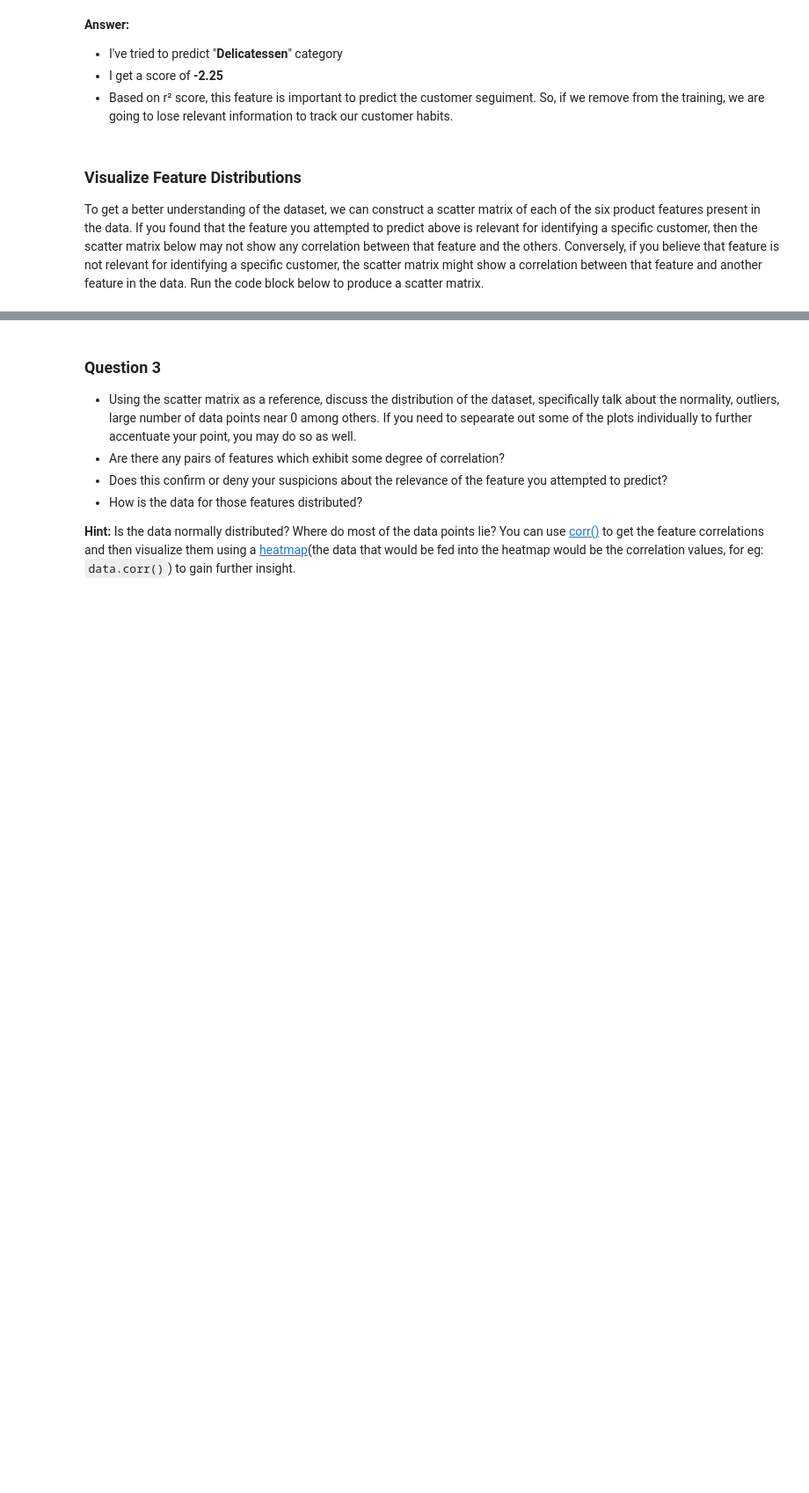
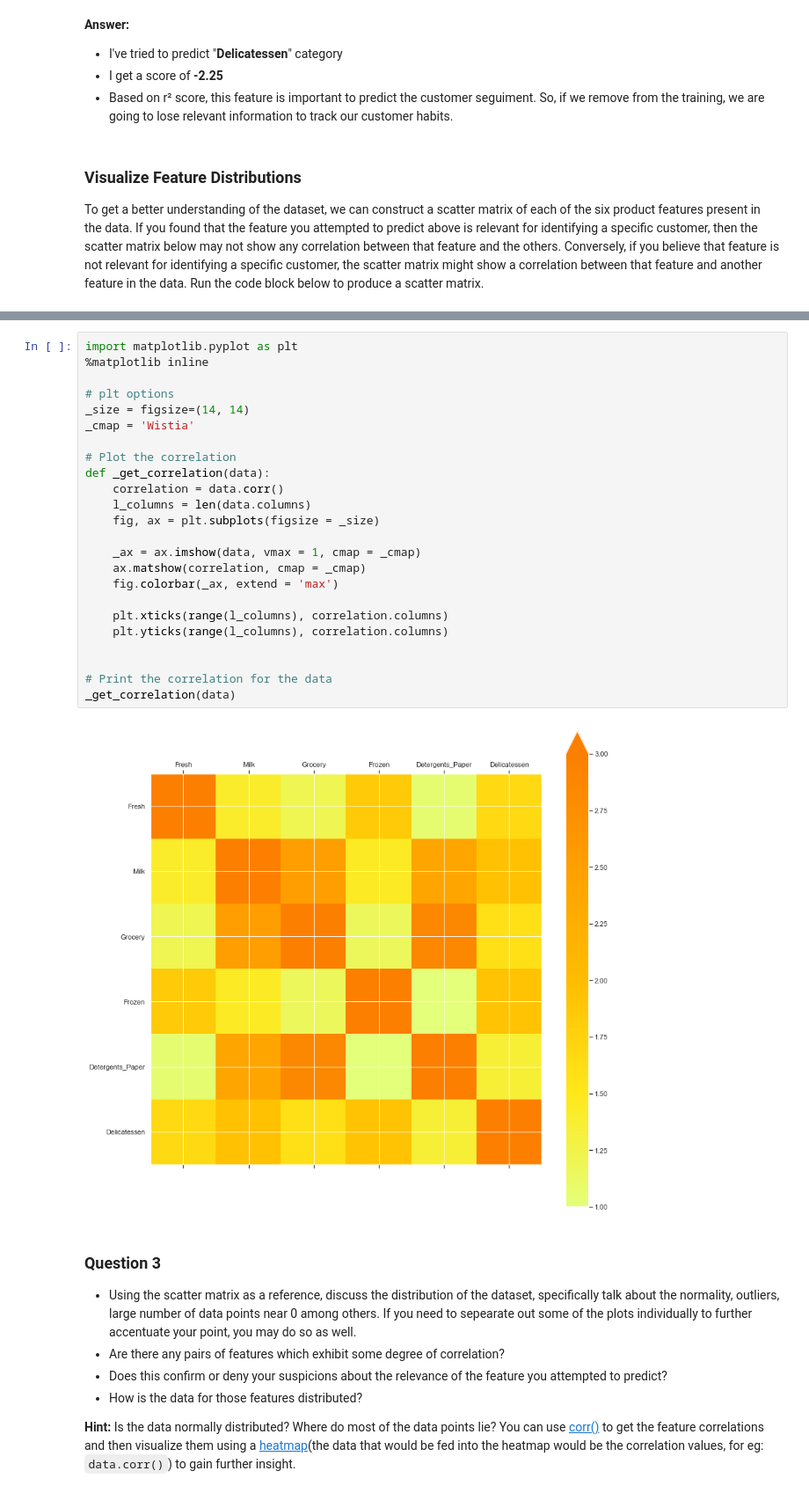
Before and after one commit to brunowdev/customer-segments, a Jupyter notebook: customer_segments.ipynb, the cells around one changed output, grey strips where cells are left out. Shown: that part at 88% size. Cells and saved outputs as stored; diff of their text form; blank space fills up the shorter version.

Commit message:
plot the correlation

```diff
--- a/customer_segments.ipynb
+++ b/customer_segments.ipynb
@@ -147,3 +149,29 @@ pd.scatter_matrix(data, alpha = 0.3, figsize = (14,8), diagonal = 'kde');
+# %%
+import matplotlib.pyplot as plt
+%matplotlib inline
+
+# plt options
+_size = figsize=(14, 14)
+_cmap = 'Wistia'
+
+# Plot the correlation
+def _get_correlation(data):
+    correlation = data.corr()
+    l_columns = len(data.columns)
+    fig, ax = plt.subplots(figsize = _size)
+
+    _ax = ax.imshow(data, vmax = 1, cmap = _cmap)
+    ax.matshow(correlation, cmap = _cmap)
+    fig.colorbar(_ax, extend = 'max')
+
+    plt.xticks(range(l_columns), correlation.columns)
+    plt.yticks(range(l_columns), correlation.columns)
+
+
+# Print the correlation for the data
+_get_correlation(data)
+# %% [output]
+[figure, added]
 # %% [markdown]
 ### Question 3
 * Using the scatter matrix as a reference, discuss the distribution of the dataset, specifically talk about the normality, outliers, large number of data points near 0 among others. If you need to sepearate out some of the plots individually to further accentuate your point, you may do so as well.
```
Also changed, not shown: parts of 2 cells of this notebook.
